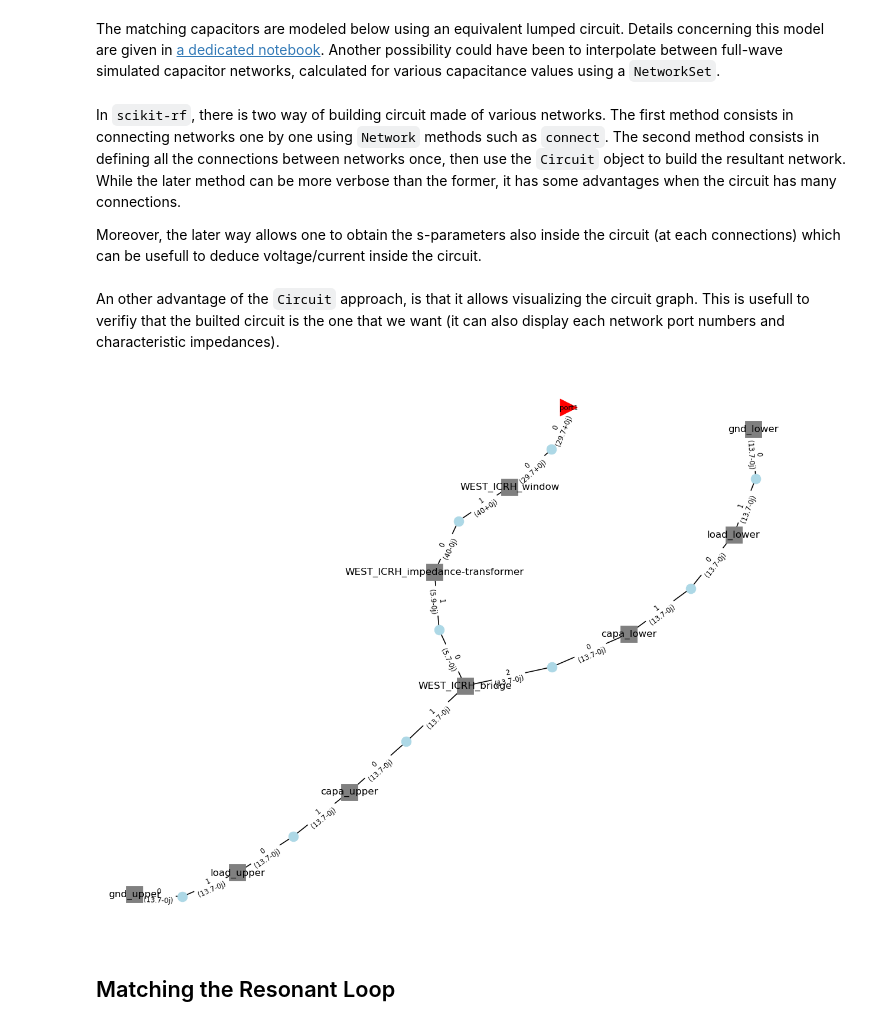
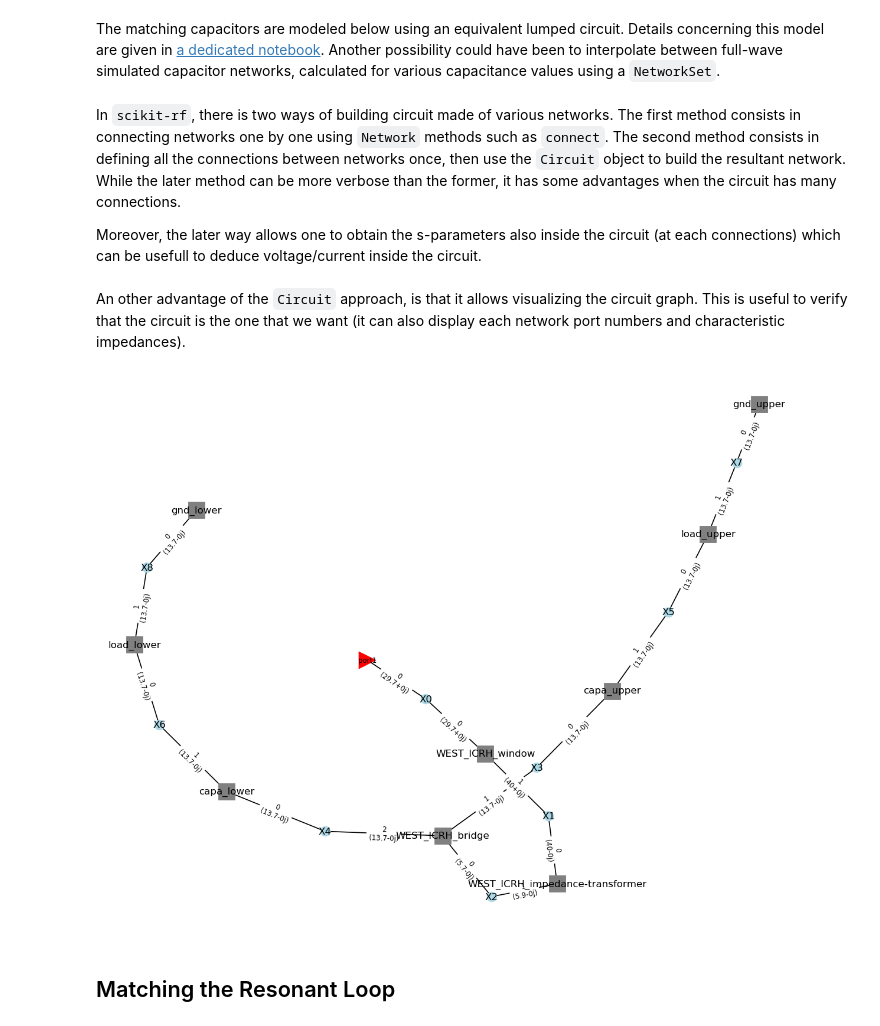
Before and after one commit to jhillairet/RFPPC2019, a Jupyter notebook: notebooks/WEST ICRH Antenna.ipynb, the cells around one changed output. Cells and saved outputs as stored; diff of their text form; code cells hidden in the pictures.

```diff
--- a/notebooks/WEST ICRH Antenna.ipynb
+++ b/notebooks/WEST ICRH Antenna.ipynb
@@ -47,7 +57,7 @@ def capa(C, freq, z0=50, R=1e-2, L=29.9, R1=1e-2, C1=25.7, L1=2.4):
 
     return pre ** cap ** post
 # %% [markdown]
-In `scikit-rf`, there is two way of building circuit made of various networks. The first method consists in connecting networks one by one using `Network` methods such as `connect`. The second method consists in defining all the connections between networks once, then use the `Circuit` object to build the resultant network. While the later method can be more verbose than the former, it has some advantages when the circuit has many connections.
+In `scikit-rf`, there is two ways of building circuit made of various networks. The first method consists in connecting networks one by one using `Network` methods such as `connect`. The second method consists in defining all the connections between networks once, then use the `Circuit` object to build the resultant network. While the later method can be more verbose than the former, it has some advantages when the circuit has many connections.
 
 Moreover, the later way allows one to obtain the s-parameters also inside the circuit (at each connections) which can be usefull to deduce voltage/current inside the circuit.
 # %%
@@ -110,19 +120,21 @@ def half_antenna_circuit(Cs, Zload=1+30j):
 
     return rf.Circuit(connections)
 # %% [markdown]
-An other advantage of the `Circuit` approach, is that it allows visualizing the circuit graph. This is usefull to verifiy that the builted circuit is the one that we want (it can also display each network port numbers and characteristic impedances).
+An other advantage of the `Circuit` approach, is that it allows visualizing the circuit graph. This is useful to verify that the circuit is the one that we want (it can also display each network port numbers and characteristic impedances).
 # %%
 options = {
     'network_labels': True,
     'edge_labels': True,
     'port_labels': True,
     'network_fontsize': 10,
     'inter_size': 100,
-    'edge_fontsize': 7
+    'edge_fontsize': 7,
+    'inter_labels': True
 }
 half_antenna_circuit([50,50], Zload=1+30j).plot_graph(**options)
+plt.gcf().savefig('RL_graph.png', dpi=150)
 # %% [output]
-[figure, old version]
+[figure, new version]
 # %% [markdown]
 ## Matching the Resonant Loop
 # %% [markdown]
```
Also changed, not shown: parts of 40 cells of this notebook, 1 other file.
